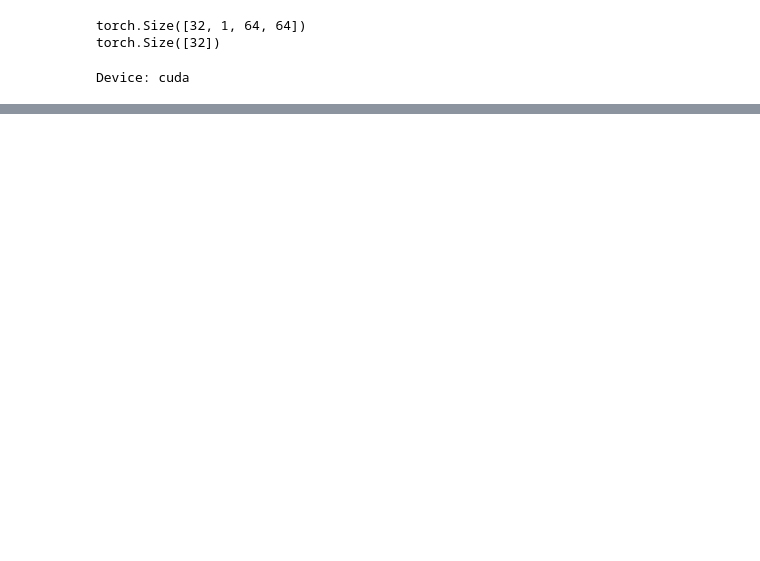
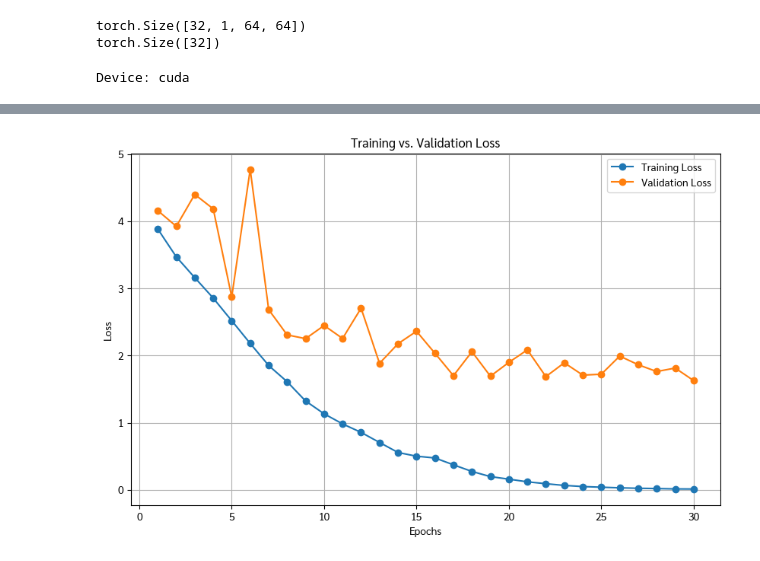
Before and after one commit to Meena-Ola/EGCO486-OCR, a Jupyter notebook: main.ipynb, the cells around one changed output, grey strips where cells are left out. Cells and saved outputs as stored; diff of their text form; code cells hidden in the pictures; blank space fills up the shorter version.

```diff
--- a/main.ipynb
+++ b/main.ipynb
@@ -28,0 +48,3 @@ Device: cuda
+# %%
+# Train and Val
+train_lossENG,val_lossENG = Train.train_and_validate(model=model,train_loader=I.train_loaderENG,val_loader=I.val_loaderENG,optimizer=optimizer,criterion=ctc_loss,device=device,num_epochs=30)
@@ -59,0 +86,3 @@ Test Loss: 0.0750, Test Accuracy: 97.79%
+# %%
+# Train and Val
+train_lossThai,val_lossThai = Train.train_and_validate(model=model,train_loader=I.train_loaderThai,val_loader=I.val_loaderThai,optimizer=optimizer,criterion=ctc_loss,device=device,num_epochs=30)
@@ -59,0 +107,4 @@ Test Loss: 0.0750, Test Accuracy: 97.79%
+# %%
+plotting.plot_loss(train_losses=train_lossThai,val_losses=val_lossThai)
+# %% [output]
+[figure, added]
```
Also changed, not shown: parts of 16 cells of this notebook, 8 other files.
